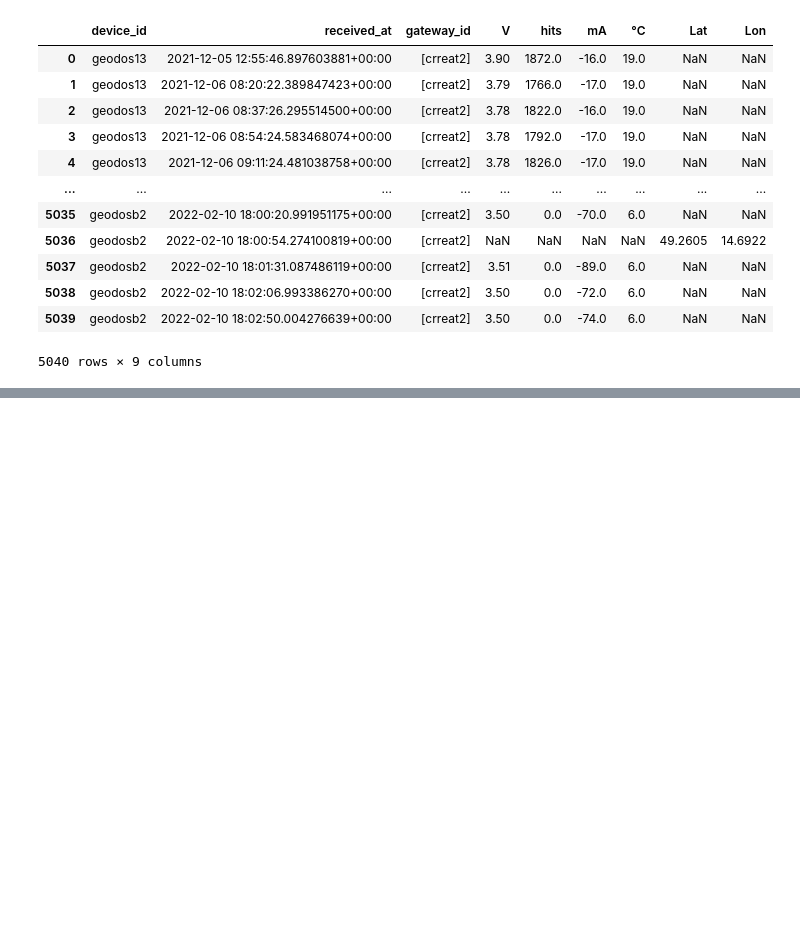
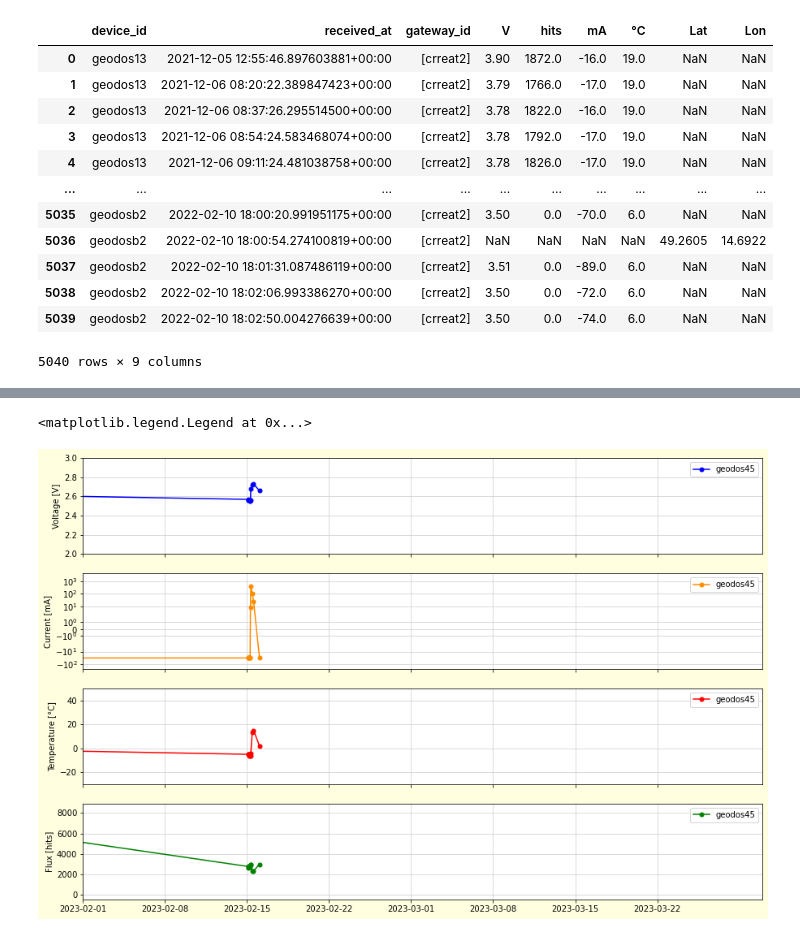
Before and after one commit to ODZ-UJF-AV-CR/GEODOS01, a Jupyter notebook: notebooks/Plot GEODOS telemetry.ipynb, the cells around one changed output, grey strips where cells are left out. Drawn from its saved outputs; the diff is of its cells as text; code cells hidden in the pictures; blank space fills up the shorter version.

```diff
--- a/notebooks/Plot GEODOS telemetry.ipynb
+++ b/notebooks/Plot GEODOS telemetry.ipynb
@@ -112,0 +120,48 @@ plt.xlim(FROM,TO)
+# %%
+DEVID = 'geodos45'
+#DEVID = 'geodos86'
+#DEVID = 'geodos10'
+
+FROM = '2022-12-12'
+FROM = '2023-2-1'
+TO = '2023-3-31'
+#TO = '2022-12-31'
+
+fig, (ax1, ax2, ax3, ax4) = plt.subplots(nrows=4, sharex=True, figsize=(15,10), facecolor='lightyellow')
+#matplotlib.rcParams.update({'font.size': 15})
+
+df = pd.DataFrame(payloads_from_json_log("/storage/stations/GEODOS/2023*.json"))
+df["received_at"] = pd.to_datetime(df["received_at"])
+
+df_filtered = df[df["device_id"] == DEVID].copy()
+df_filtered.set_index("received_at", inplace=True, drop=False)
+df_filtered.sort_index(inplace=True)
+
+ax1.plot( df_filtered["V"], label=DEVID, marker='o', ms = 5, color='blue')
+ax1.set_ylabel('Voltage [V]')
+ax1.grid(visible=True, color='lightgrey', linestyle='-')
+ax1.set_xlim(pd.to_datetime(FROM),pd.to_datetime(TO))
+ax1.set_ylim(2.0,3.0)
+ax1.legend()
+
+ax2.plot( df_filtered["mA"]*8, label=DEVID, marker='o', ms = 5, color='darkorange')
+ax2.set_ylabel('Current [mA]')
+ax2.grid(visible=True, color='lightgrey', linestyle='-')
+#ax2.set_ylim(-100,+1800)
+ax2.set_yscale('symlog')
+ax2.legend()
+
+ax3.plot( df_filtered["°C"], label=DEVID, marker='o', ms = 5, color='red')
+ax3.set_ylabel('Temperature [°C]')
+ax3.grid(visible=True, color='lightgrey', linestyle='-')
+ax3.set_ylim(-30,+50)
+ax3.legend()
+
+ax4.plot( df_filtered["hits"], label=DEVID, marker='o', ms = 5, color='green')
+ax4.set_ylabel('Flux [hits]')
+ax4.grid(visible=True, color='lightgrey', linestyle='-')
+#ax4.set_ylim(000,1000)
+ax4.legend()
+# %% [output]
+<matplotlib.legend.Legend at 0x...>
+[figure, added]
```
Also changed, not shown: parts of 6 cells of this notebook, 5 other files.
